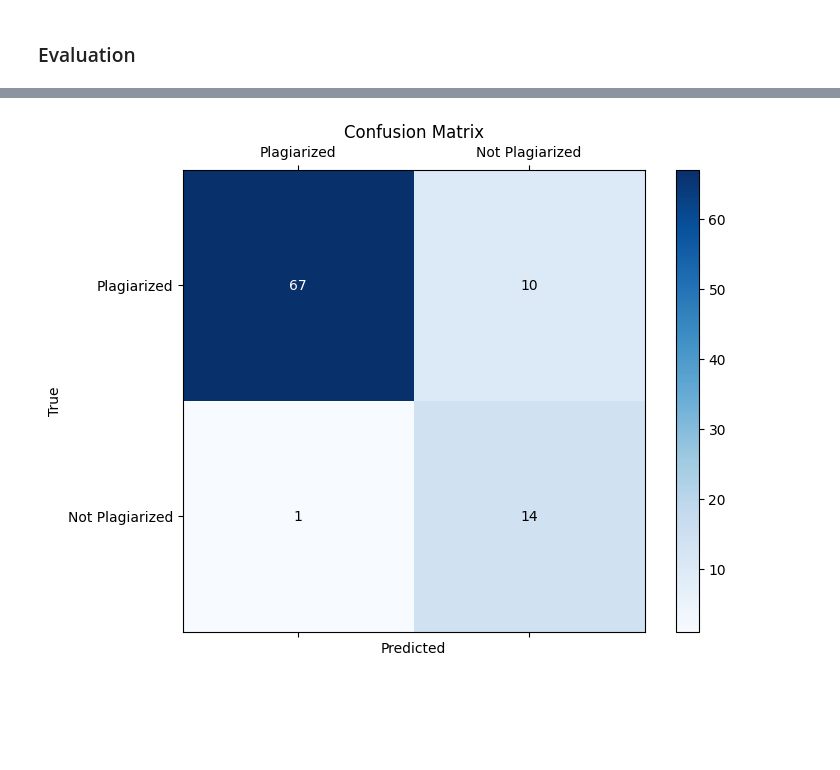
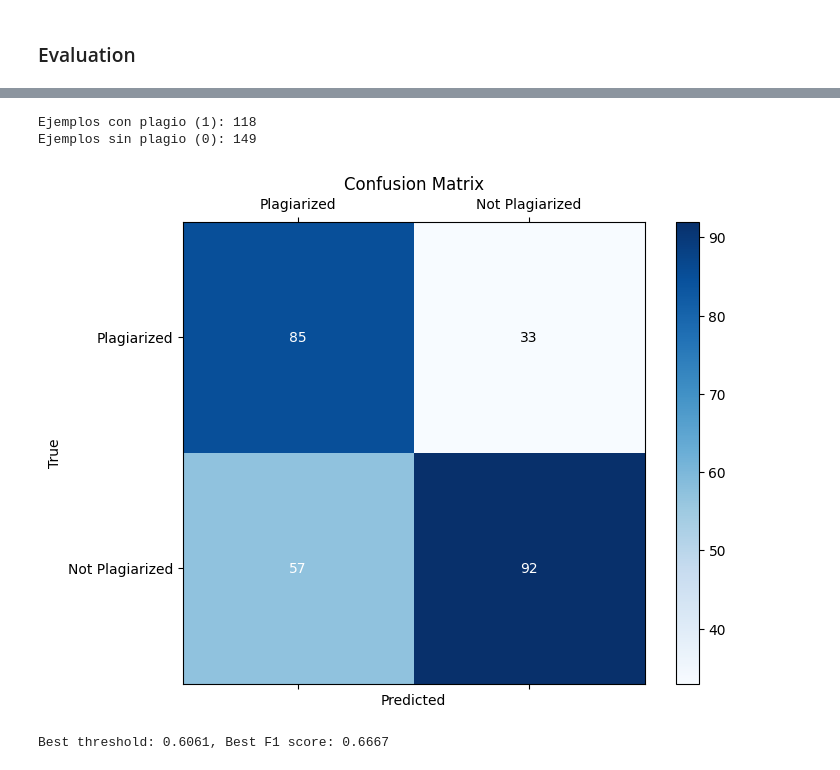
Before and after one commit to ricardo020202/plagiarism-detector, a Jupyter notebook: siamese.ipynb, the cells around one changed output, grey strips where cells are left out. Cells and saved outputs as stored; diff of their text form; code cells hidden in the pictures; blank space fills up the shorter version.

```diff
--- a/siamese.ipynb
+++ b/siamese.ipynb
@@ -211,7 +293,8 @@ def collate_fn(pairs, device):
 # %% [markdown]
 <h3>Training</h3>
 # %%
-def train(model, optimizer, data_pairs, dataset2, device, epochs=10, batch_size=32, threshold=1.0):
+def train(model, optimizer, data_pairs, dataset2, device, scheduler, epochs=10, batch_size=32, threshold=1.0):
+    early_stopping = EarlyStopping(patience=30, min_delta=0.001)
     for epoch in range(epochs):
         model.train()
         total_loss = 0
@@ -260,22 +343,28 @@ def train(model, optimizer, data_pairs, dataset2, device, epochs=10, batch_size=
                 val_correct += (predictions == labels).sum().item()
                 val_total += labels.size(0)
 
+        scheduler.step(val_loss)
+
         val_accuracy = val_correct / val_total if val_total > 0 else 0
 
         print(f"Epoch {epoch+1}")
-        print(f"  Train     Loss: {train_loss:.4f}, Accuracy: {train_accuracy*100:.2f}%  Validation Loss: {val_loss:.4f}, Accuracy: {val_accuracy*100:.2f}%")
+        print(f"Train Loss: {train_loss:.4f}, Accuracy: {train_accuracy*100:.2f}%  Validation Loss: {val_loss:.4f}, Accuracy: {val_accuracy*100:.2f}%")
+
+        early_stopping(val_loss)
+        if early_stopping.early_stop:
+            torch.save(model.state_dict(), './models/best_model.pt')
+            break
 # %%
 device = torch.device('cuda' if torch.cuda.is_available() else 'cpu')
 print(f"Using device: {device}")
 # %% [output]
 Using device: cuda
 # %%
-embedding_dim = 16
 hidden_dim = 32
 out_dim = 32
 threshold = 0.45
-epochs = 70
-batch_size = 16
+epochs = 200
+batch_size = 128
 # %%
 model = SiameseNetwork(
     in_channels=embedding_dim,
@@ -283,8 +372,10 @@ model = SiameseNetwork(
     out_channels=out_dim
 ).to(device)
 
-optimizer = torch.optim.Adam(model.parameters(), lr=0.00001)
-train(model, optimizer, all_data_pairs, test_pairs, device, epochs=epochs, batch_size=batch_size, threshold=threshold)
-torch.save(model.state_dict(), './models/siamese_gnn_model12.pth')
+optimizer = torch.optim.Adam(model.parameters(), lr=1e-3, weight_decay=1e-5)
+scheduler = torch.optim.lr_scheduler.ReduceLROnPlateau(optimizer, mode='min', factor=0.5, patience=5)
+
+train(model, optimizer, balanced_train_pairs, test_pairs, device, scheduler, epochs=epochs, batch_size=batch_size, threshold=threshold)
+torch.save(model.state_dict(), './models/siamese_gnn_model21.pth')
 # %% [output]
 Epoch 1
@@ -312,8 +395,8 @@ loaded_model = SiameseNetwork(
     hidden_channels=hidden_dim,
     out_channels=out_dim
 ).to(device)
-model.load_state_dict(torch.load("models/siamese_gnn_model12.pth"))
-model.eval()
+loaded_model.load_state_dict(torch.load("models/siamese_gnn_model20.pth"))
+loaded_model.eval()
 # %% [output]
 SiameseNetwork(
   (encoder): GNNEncoder(
@@ -364,5 +517,18 @@ def plot_confusion_matrix(cm, labels):
 # %%
+num_plagio = sum(1 for _, _, label in test_pairs if label == 1)
+num_no_plagio = sum(1 for _, _, label in test_pairs if label == 0)
+
+print(f"Ejemplos con plagio (1): {num_plagio}")
+print(f"Ejemplos sin plagio (0): {num_no_plagio}")
+
 cm = compute_confusion_matrix(loaded_model, test_pairs, device, batch_size=batch_size, threshold=threshold)
 plot_confusion_matrix(cm, labels=['Plagiarized', 'Not Plagiarized'])
 # %% [output]
+Ejemplos con plagio (1): 118
+Ejemplos sin plagio (0): 149
-[figure, old version]
+[figure, new version]
+# %%
+best_threshold, best_f1 = find_best_threshold(loaded_model, val_pairs, device, batch_size=batch_size, thresholds=np.linspace(0, 2, 100))
+print(f"Best threshold: {best_threshold:.4f}, Best F1 score: {best_f1:.4f}")
+# %% [output]
+Best threshold: 0.6061, Best F1 score: 0.6667
```
Also changed, not shown: parts of 9 cells of this notebook, 4 other files.
